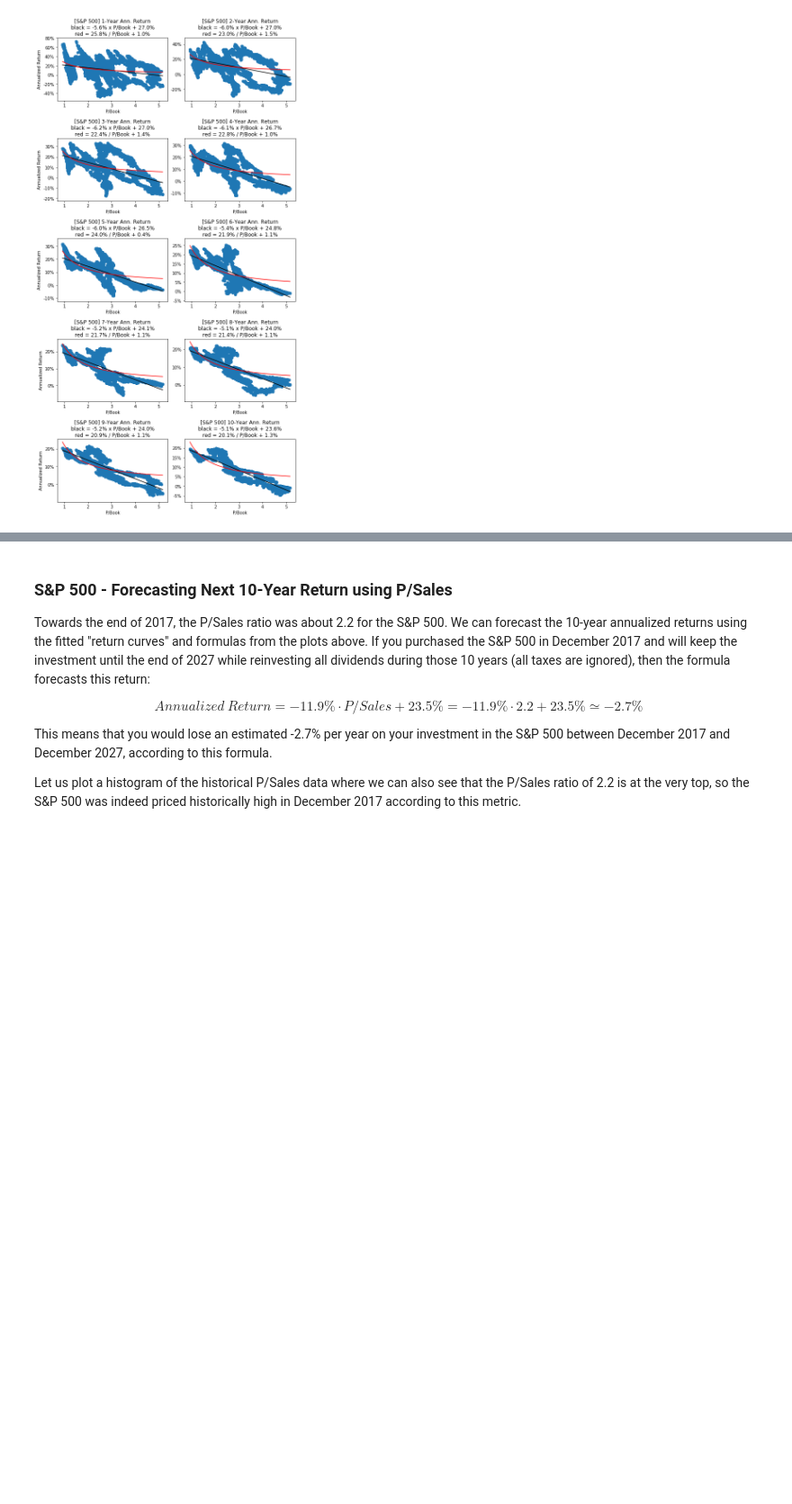
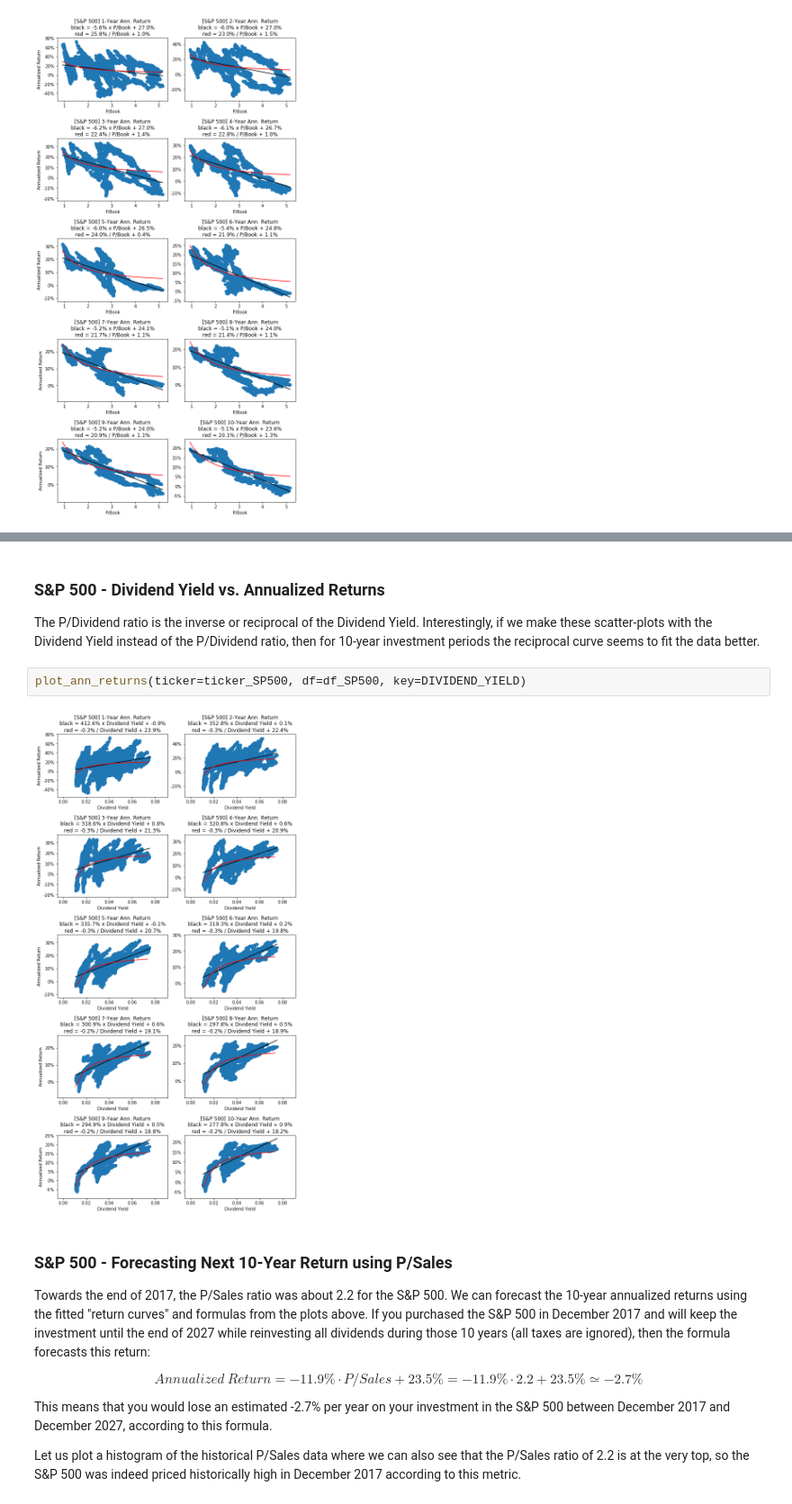
Before and after one commit to Hvass-Labs/FinanceOps, a Jupyter notebook: 01_Forecasting_Long-Term_Stock_Returns.ipynb, the cells around one changed output, grey strips where cells are left out. Shown at 90% size. Saved outputs shown, nothing was run; the diff lists cells and outputs as text; blank space fills up the shorter version.

```diff
--- a/01_Forecasting_Long-Term_Stock_Returns.ipynb
+++ b/01_Forecasting_Long-Term_Stock_Returns.ipynb
@@ -331,3 +378,11 @@ plot_ann_returns(ticker=ticker_SP500, df=df_SP500, key=PBOOK)
+# %% [markdown]
+### S&P 500 - Dividend Yield vs. Annualized Returns
+
+The P/Dividend ratio is the inverse or reciprocal of the Dividend Yield. Interestingly, if we make these scatter-plots with the Dividend Yield instead of the P/Dividend ratio, then for 10-year investment periods the reciprocal curve seems to fit the data better.
+# %%
+plot_ann_returns(ticker=ticker_SP500, df=df_SP500, key=DIVIDEND_YIELD)
+# %% [output]
+[figure, added]
 # %% [markdown]
 ### S&P 500 - Forecasting Next 10-Year Return using P/Sales
 
```
Also changed, not shown: parts of 20 cells of this notebook, 2 other files.
